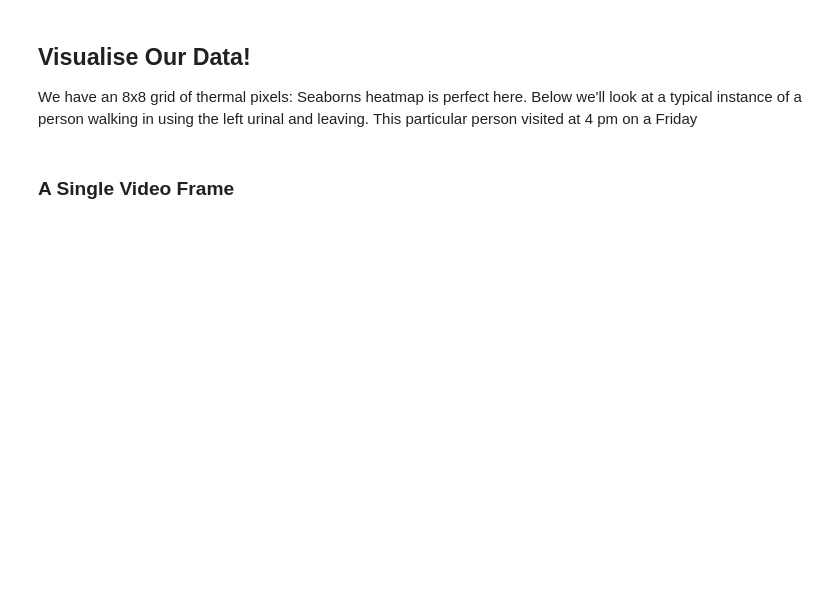
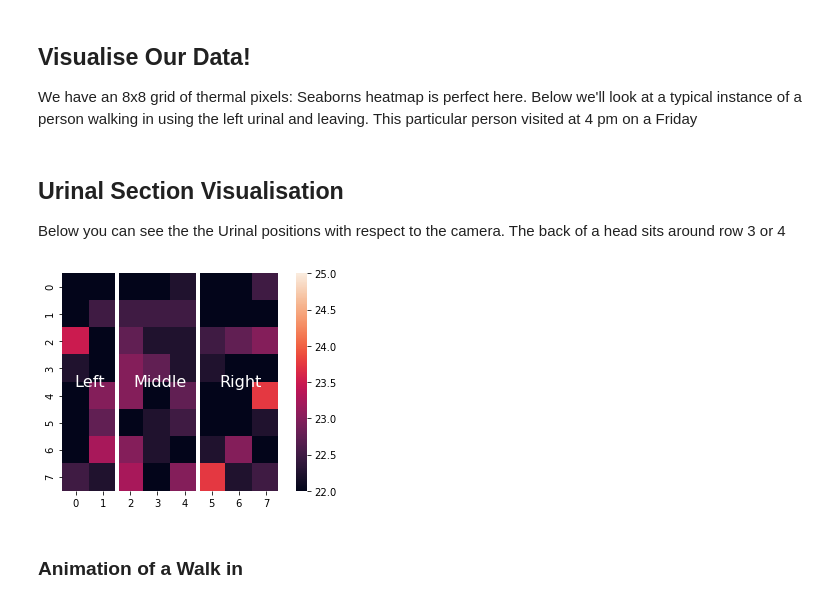
Before and after one commit to bachelor-2020/grideye-testing, a Jupyter notebook: 1-Raw_data_vis.ipynb, the cells around one changed output. Saved outputs shown, nothing was run; the diff lists cells and outputs as text; code cells hidden in the pictures; blank space fills up the shorter version.

```diff
--- a/1-Raw_data_vis.ipynb
+++ b/1-Raw_data_vis.ipynb
@@ -100,2 +106,21 @@ end = df.index.searchsorted(dt.datetime(2017, 11, 24, 16,0,10,0))
-# %% [markdown]
-### A Single Video Frame
+# %% [markdown]
+## Urinal Section Visualisation
+Below you can see the the Urinal positions with respect to the camera.
+The back of a head sits around row 3 or 4
+# %%
+ax = sns.heatmap(framesIn[10], vmin=22, vmax=25,square=True)
+ax.vlines([2, 5, 8], *ax.get_xlim(),color='white', linewidth=4)
+ax.text(0.125, 0.5,'Left', horizontalalignment='center',
+        verticalalignment='center', transform=ax.transAxes,
+       color='white',size=16);
+ax.text(0.45, 0.5,'Middle', horizontalalignment='center',
+        verticalalignment='center', transform=ax.transAxes,
+       color='white',size=16);
+
+ax.text(0.82, 0.5,'Right', horizontalalignment='center',
+        verticalalignment='center', transform=ax.transAxes,
+       color='white',size=16);
+# %% [output]
+[figure, added]
+# %% [markdown]
+### Animation of a Walk in
```
Also changed, not shown: parts of 20 cells of this notebook, 3 other files.
